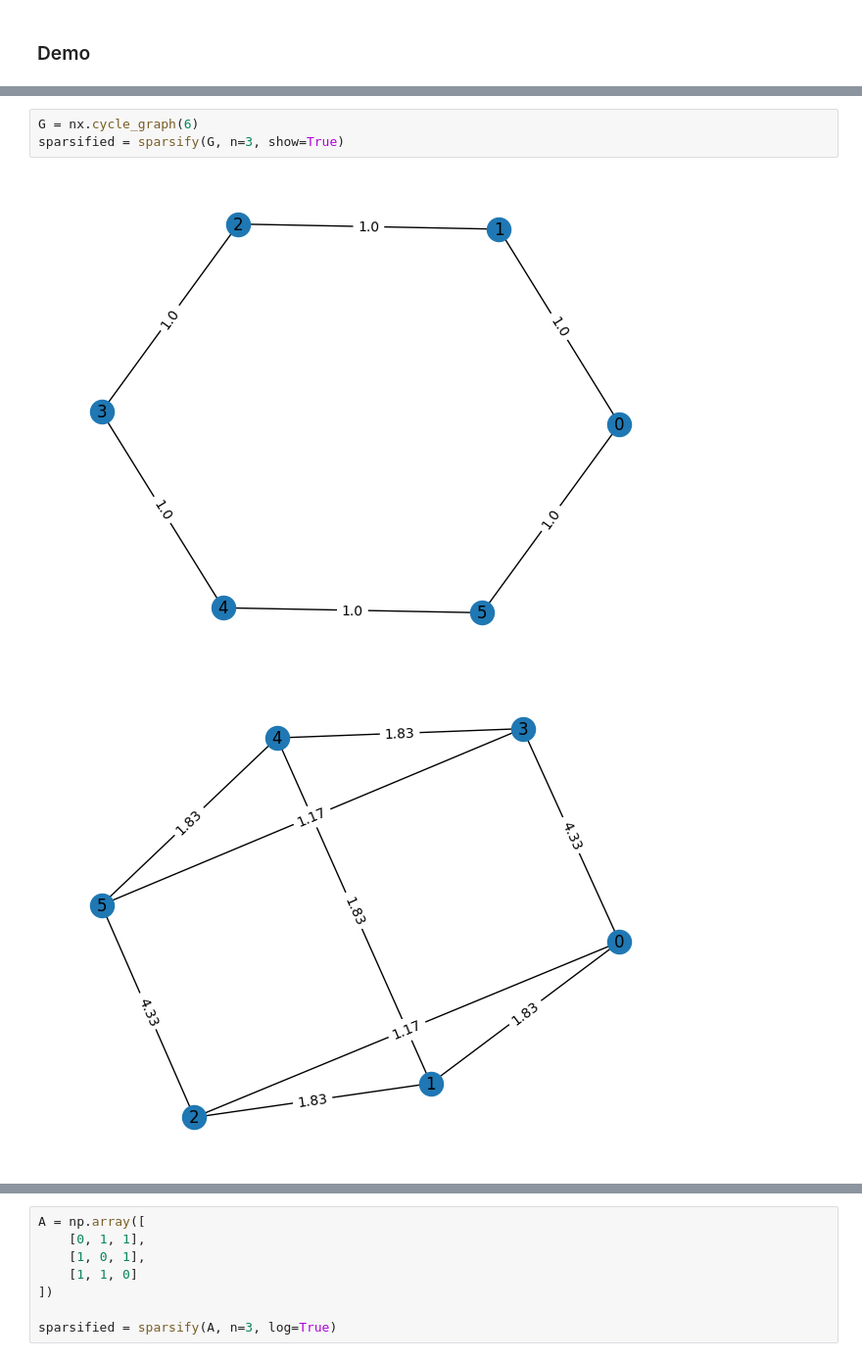
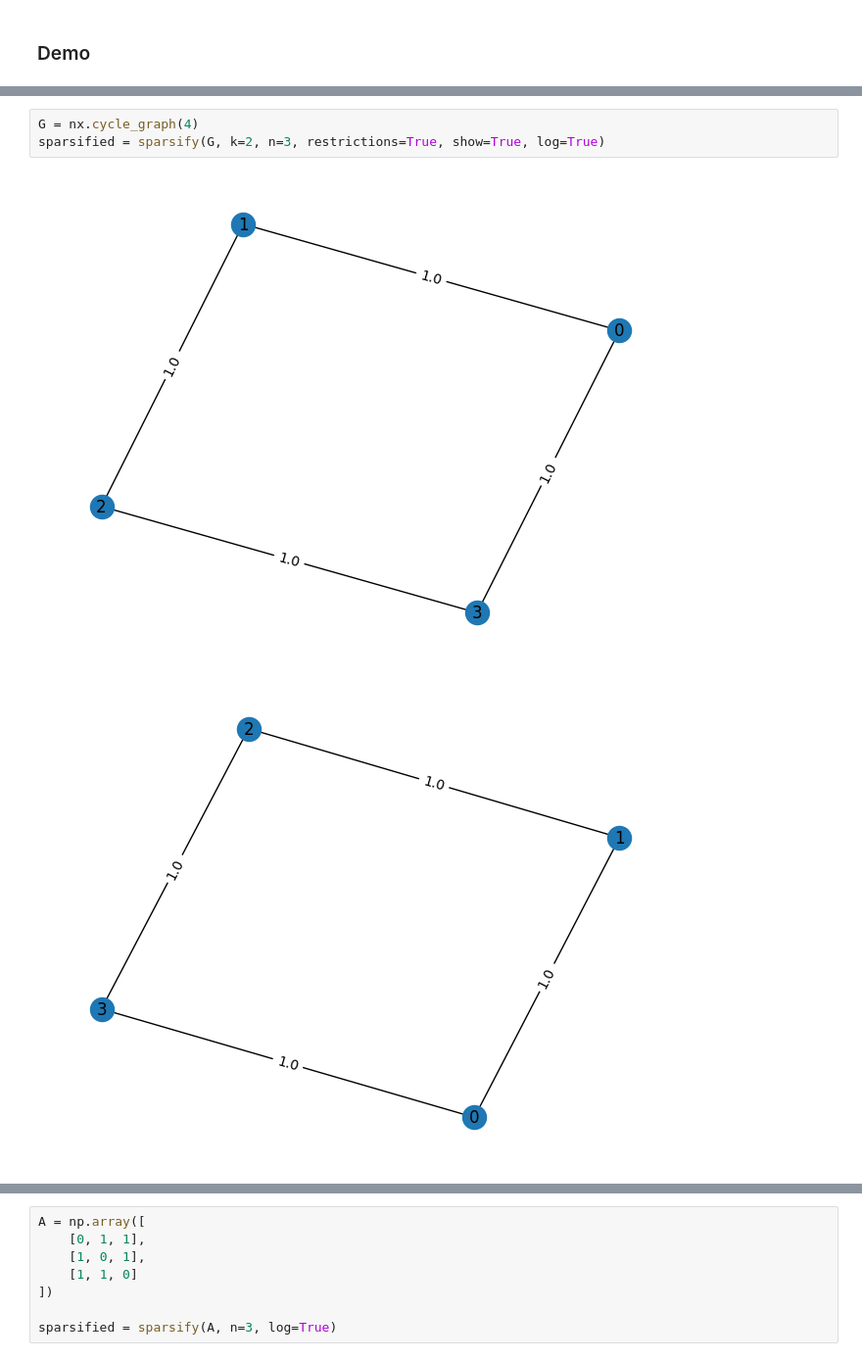
Before and after one commit to akamaaru/spectral-spasification, a Jupyter notebook: demo.ipynb, the cells around one changed output, grey strips where cells are left out. Shown at 98% size. Drawn from its saved outputs; the diff is of its cells as text.

Commit message:
Added prototype of sparsification with restrictions on adding redundant edges

```diff
--- a/demo.ipynb
+++ b/demo.ipynb
@@ -40,6 +40,6 @@ sparsified = sparsify(G, n=3, show=True)
 # %%
-G = nx.cycle_graph(6)
-sparsified = sparsify(G, n=3, show=True)
+G = nx.cycle_graph(4)
+sparsified = sparsify(G, k=2, n=3, restrictions=True, show=True, log=True)
 # %% [output]
-[figure, old version]
+[figure, new version]
-[figure, old version]
+[figure, new version]
```
Also changed, not shown: parts of 6 cells of this notebook, 1 other file.
